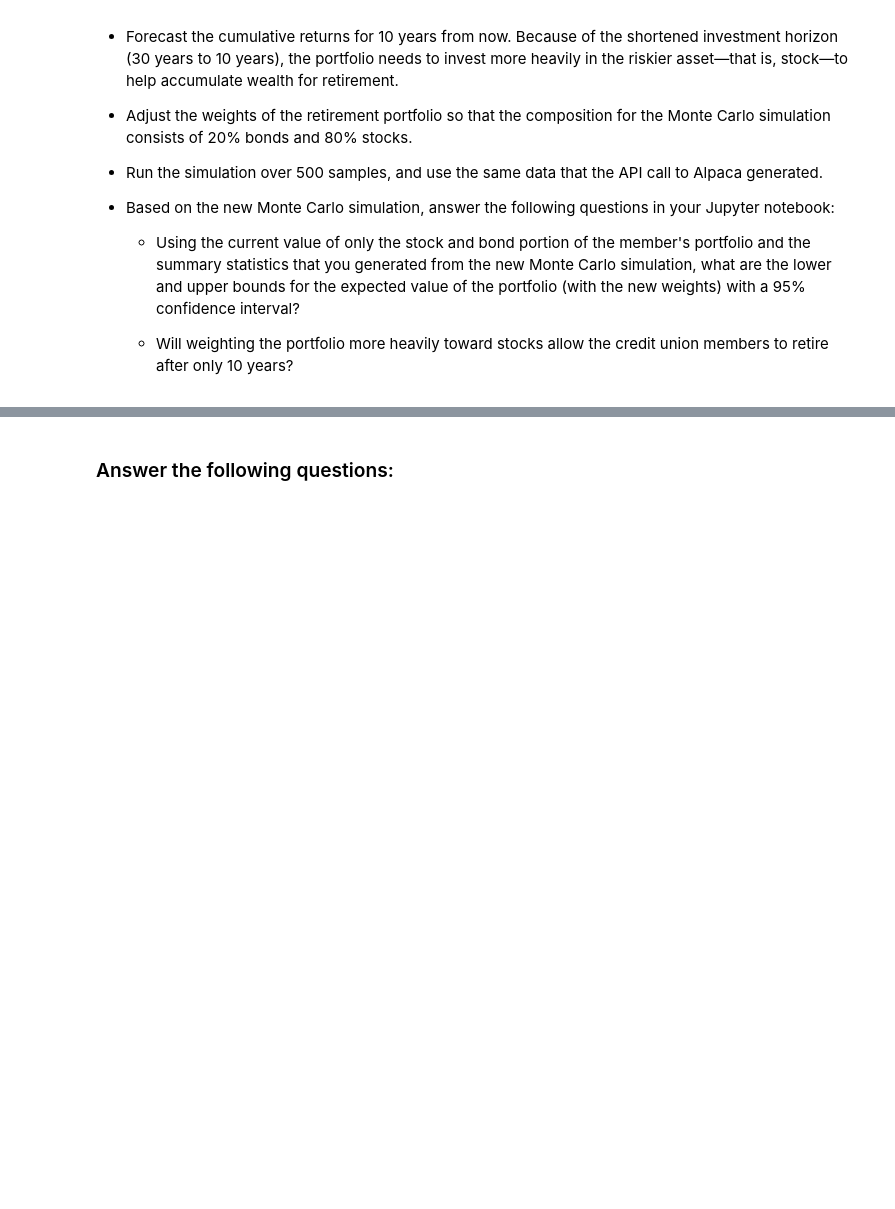
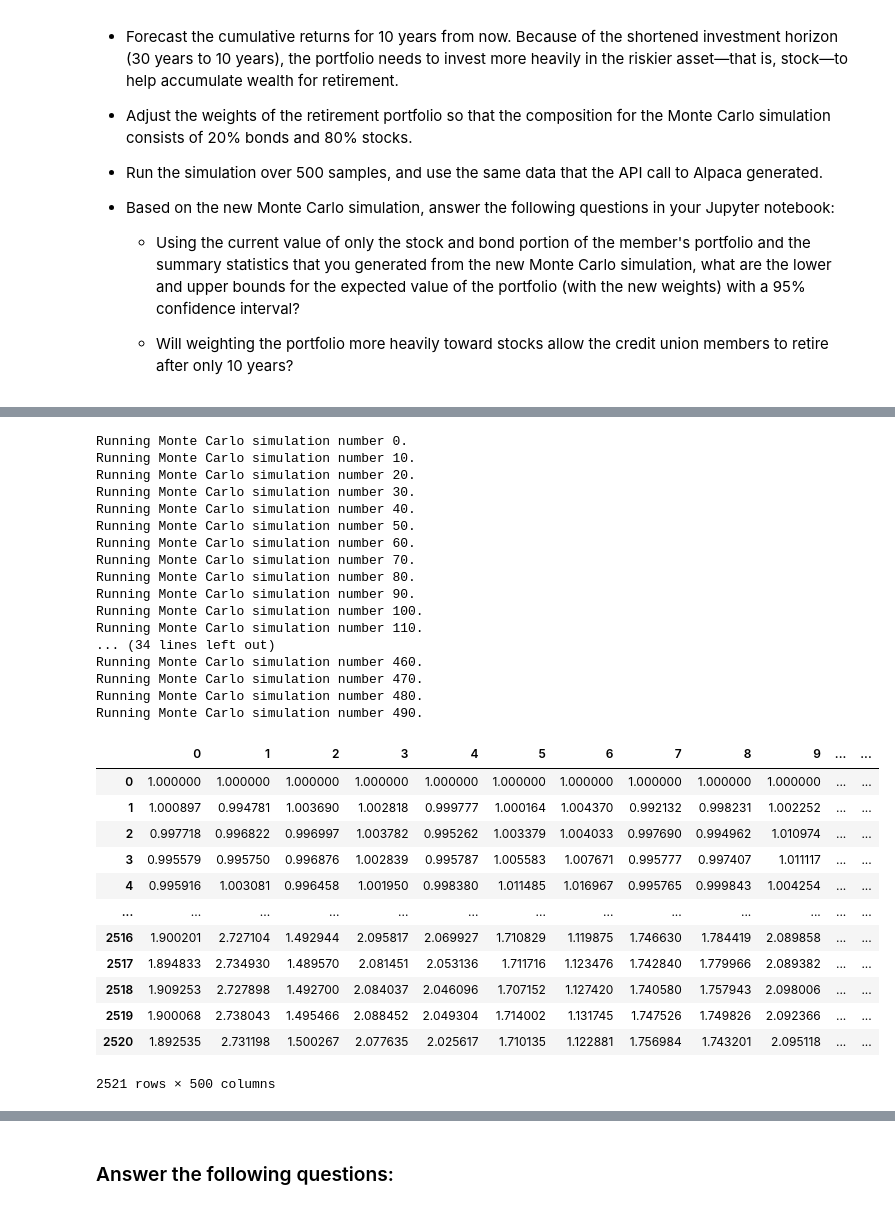
Before and after one commit to xpencive/Module_5_challenge, a Jupyter notebook: financial_planning_tools.ipynb, the cells around one changed output, grey strips where cells are left out. Cells and saved outputs as stored; diff of their text form; code cells hidden in the pictures; blank space fills up the shorter version.

```diff
--- a/financial_planning_tools.ipynb
+++ b/financial_planning_tools.ipynb
@@ -507,5 +610,36 @@ For this new Monte Carlo simulation, do the following:
 # %%
 # Run the Monte Carlo simulation to forecast 10 years cumulative returns
-# YOUR CODE HERE
+MC_10year.calc_cumulative_return()
+# %% [output]
+Running Monte Carlo simulation number 0.
+Running Monte Carlo simulation number 10.
+Running Monte Carlo simulation number 20.
+Running Monte Carlo simulation number 30.
+Running Monte Carlo simulation number 40.
+Running Monte Carlo simulation number 50.
+Running Monte Carlo simulation number 60.
+Running Monte Carlo simulation number 70.
+Running Monte Carlo simulation number 80.
+Running Monte Carlo simulation number 90.
+Running Monte Carlo simulation number 100.
+Running Monte Carlo simulation number 110.
+... (34 lines left out)
+Running Monte Carlo simulation number 460.
+Running Monte Carlo simulation number 470.
+Running Monte Carlo simulation number 480.
+Running Monte Carlo simulation number 490.
+|  | 0 | 1 | 2 | 3 | 4 | 5 | 6 | 7 | 8 | 9 | ... | ... |
+| 0 | 1.000000 | 1.000000 | 1.000000 | 1.000000 | 1.000000 | 1.000000 | 1.000000 | 1.000000 | 1.000000 | 1.000000 | ... | ... |
+| 1 | 1.000897 | 0.994781 | 1.003690 | 1.002818 | 0.999777 | 1.000164 | 1.004370 | 0.992132 | 0.998231 | 1.002252 | ... | ... |
+| 2 | 0.997718 | 0.996822 | 0.996997 | 1.003782 | 0.995262 | 1.003379 | 1.004033 | 0.997690 | 0.994962 | 1.010974 | ... | ... |
+| 3 | 0.995579 | 0.995750 | 0.996876 | 1.002839 | 0.995787 | 1.005583 | 1.007671 | 0.995777 | 0.997407 | 1.011117 | ... | ... |
+| 4 | 0.995916 | 1.003081 | 0.996458 | 1.001950 | 0.998380 | 1.011485 | 1.016967 | 0.995765 | 0.999843 | 1.004254 | ... | ... |
+| ... | ... | ... | ... | ... | ... | ... | ... | ... | ... | ... | ... | ... |
+| 2516 | 1.900201 | 2.727104 | 1.492944 | 2.095817 | 2.069927 | 1.710829 | 1.119875 | 1.746630 | 1.784419 | 2.089858 | ... | ... |
+| 2517 | 1.894833 | 2.734930 | 1.489570 | 2.081451 | 2.053136 | 1.711716 | 1.123476 | 1.742840 | 1.779966 | 2.089382 | ... | ... |
+| 2518 | 1.909253 | 2.727898 | 1.492700 | 2.084037 | 2.046096 | 1.707152 | 1.127420 | 1.740580 | 1.757943 | 2.098006 | ... | ... |
+| 2519 | 1.900068 | 2.738043 | 1.495466 | 2.088452 | 2.049304 | 1.714002 | 1.131745 | 1.747526 | 1.749826 | 2.092366 | ... | ... |
+| 2520 | 1.892535 | 2.731198 | 1.500267 | 2.077635 | 2.025617 | 1.710135 | 1.122881 | 1.756984 | 1.743201 | 2.095118 | ... | ... |
+2521 rows × 500 columns
 # %%
 # Visualize the 10-year Monte Carlo simulation by creating an
```
Also changed, not shown: parts of 35 cells of this notebook.
